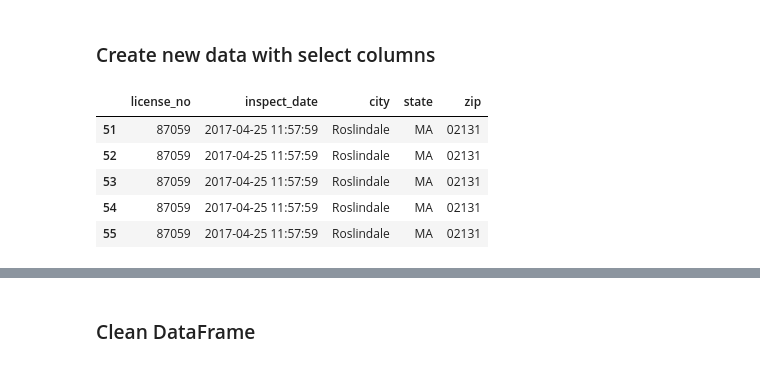
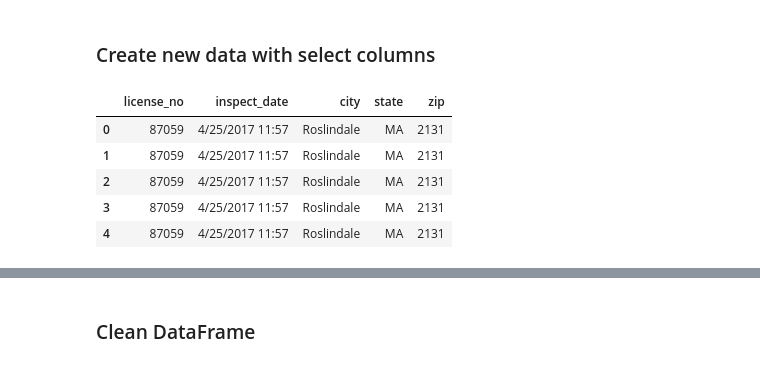
Before and after one commit to keithhorbin/Food-Inspection-ETL, a Jupyter notebook: ETL.ipynb, the cells around one changed output, grey strips where cells are left out. Drawn from its saved outputs; the diff is of its cells as text; code cells hidden in the pictures.

```diff
--- a/ETL.ipynb
+++ b/ETL.ipynb
@@ -49,18 +64,17 @@ chicago_data_df.head()
 ### Create new data with select columns
 # %%
 new_boston_data_df = boston_data_df[["licenseno","resultdttm","city","state","zip"]]
-new_boston_data_df = new_boston_data_df[(new_boston_data_df['resultdttm'] >= '2017-01-01') & (new_boston_data_df['resultdttm'] <= '2017-12-31')]
 new_boston_data_df = new_boston_data_df.rename(columns={"licenseno": "license_no",
                                                         "resultdttm": "inspect_date",
                                                         })
 new_boston_data_df.head()
 # %% [output]
 |  | license_no | inspect_date | city | state | zip |
-| 51 | 87059 | 2017-04-25 11:57:59 | Roslindale | MA | 02131 |
-| 52 | 87059 | 2017-04-25 11:57:59 | Roslindale | MA | 02131 |
-| 53 | 87059 | 2017-04-25 11:57:59 | Roslindale | MA | 02131 |
-| 54 | 87059 | 2017-04-25 11:57:59 | Roslindale | MA | 02131 |
-| 55 | 87059 | 2017-04-25 11:57:59 | Roslindale | MA | 02131 |
+| 0 | 87059 | 4/25/2017 11:57 | Roslindale | MA | 2131 |
+| 1 | 87059 | 4/25/2017 11:57 | Roslindale | MA | 2131 |
+| 2 | 87059 | 4/25/2017 11:57 | Roslindale | MA | 2131 |
+| 3 | 87059 | 4/25/2017 11:57 | Roslindale | MA | 2131 |
+| 4 | 87059 | 4/25/2017 11:57 | Roslindale | MA | 2131 |
 # %%
 new_chicago_data_df = chicago_data_df[["License #","Inspection Date","City","State","Zip"]]
 ##NEED TO CONVERT DATE TO DATE
```
Also changed, not shown: parts of 14 cells of this notebook, 1 other file.
